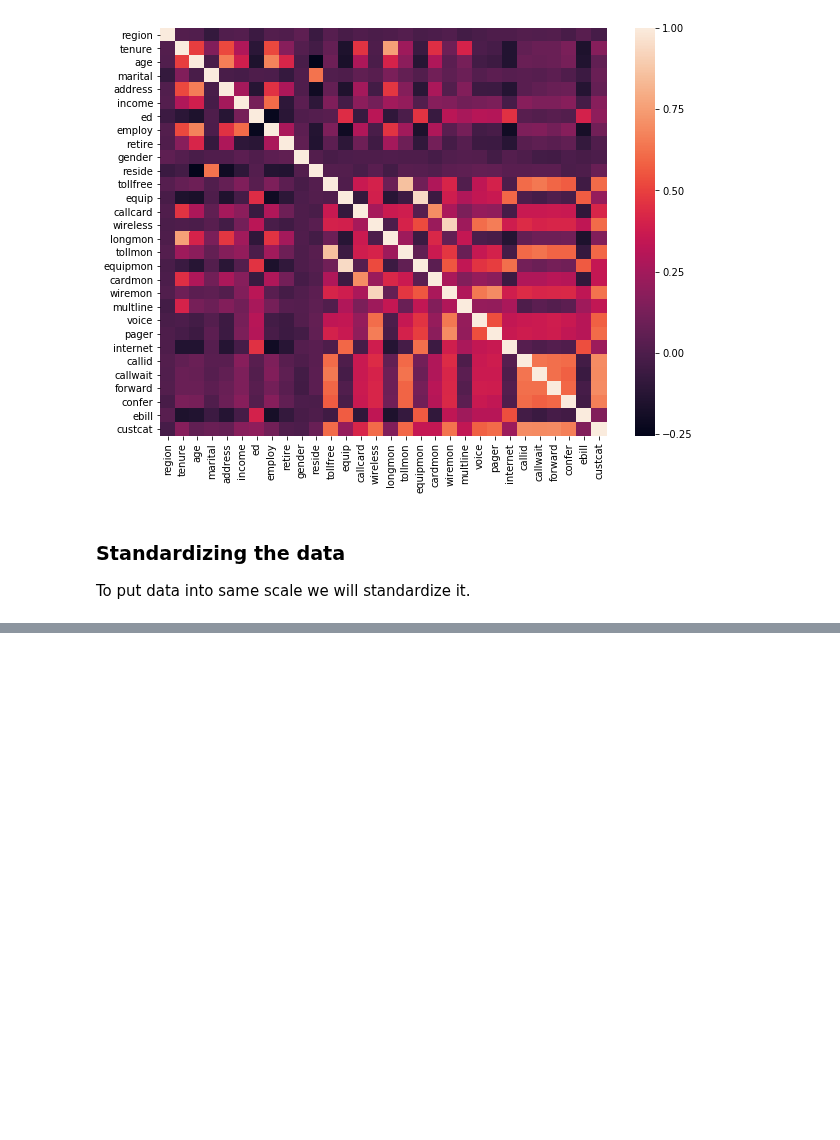
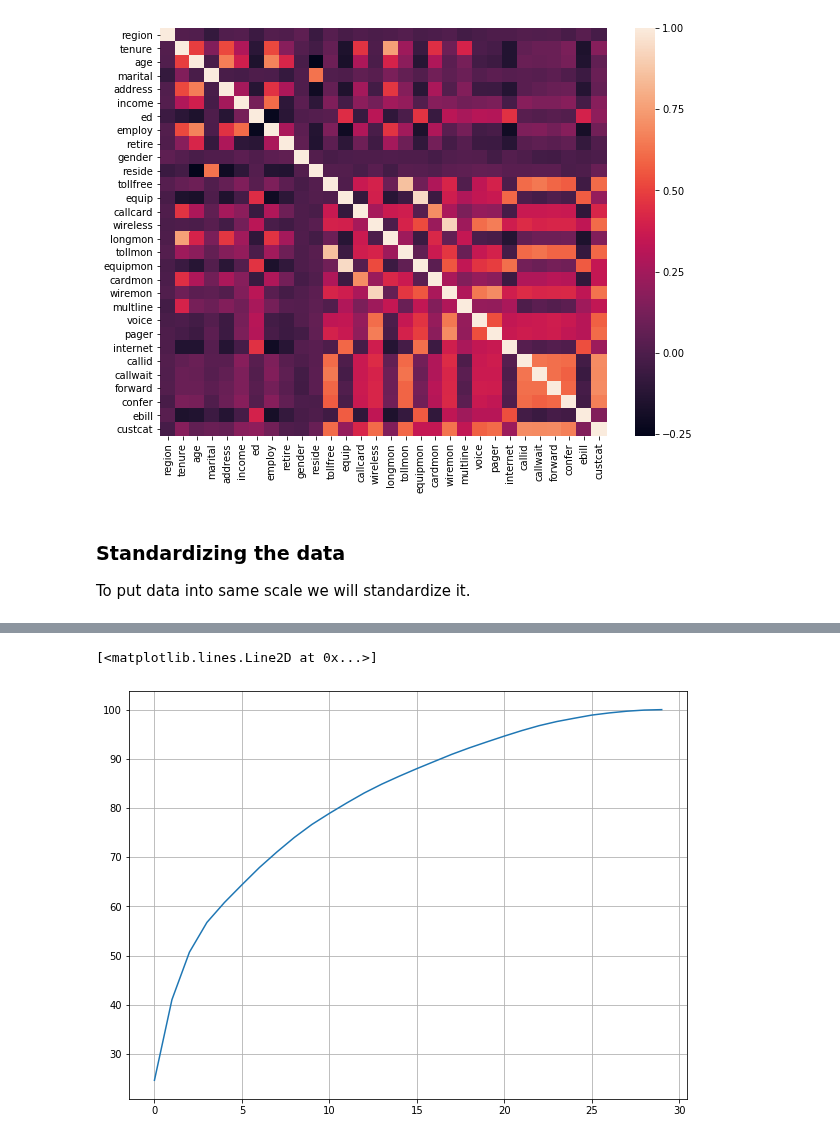
Before and after one commit to mkmritunjay/machineLearning, a Jupyter notebook: KMeans.ipynb, the cells around one changed output, grey strips where cells are left out. Saved outputs shown, nothing was run; the diff lists cells and outputs as text; code cells hidden in the pictures; blank space fills up the shorter version.

```diff
--- a/KMeans.ipynb
+++ b/KMeans.ipynb
@@ -311,0 +317,4 @@ pd.DataFrame(telco_scaled).describe()
+# %%
+pc = PCA(n_components=30)
+# %%
+pc.fit(telco_scaled)
@@ -311,0 +335,4 @@ pd.DataFrame(telco_scaled).describe()
+# %%
+# Cummulative variance explanation
+var1 = np.cumsum(np.round(pc.explained_variance_ratio_, decimals=4)*100)
+var1
@@ -311,0 +372,5 @@ pd.DataFrame(telco_scaled).describe()
+# %%
+plt.plot(var1)
+# %% [output]
+[<matplotlib.lines.Line2D at 0x...>]
+[figure, added]
```
Also changed, not shown: parts of 11 cells of this notebook.
